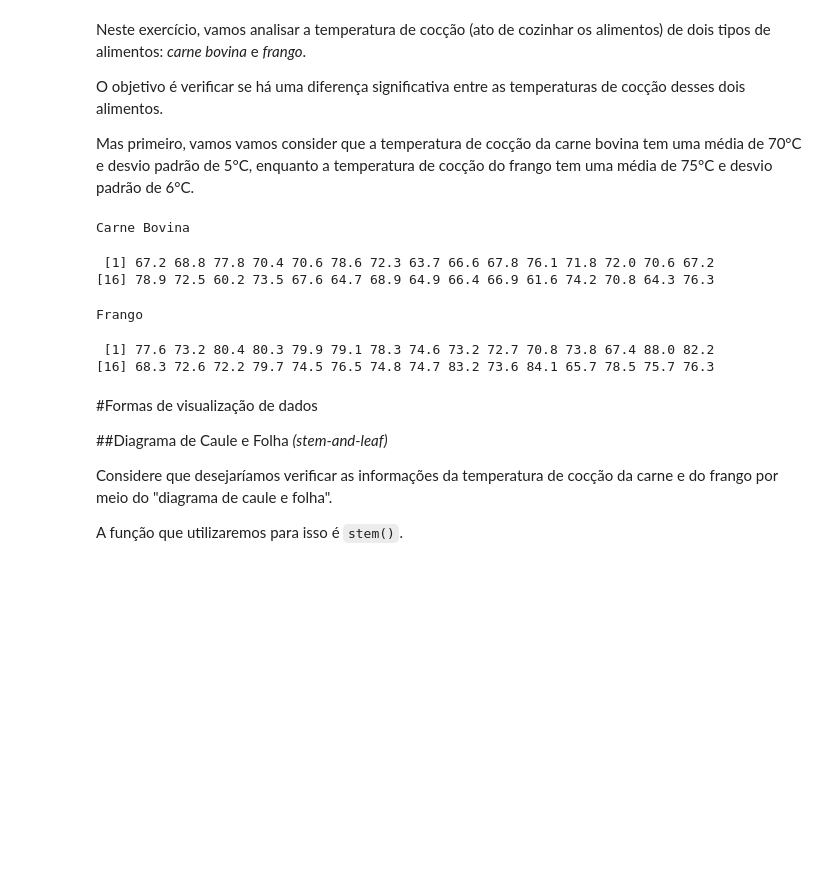
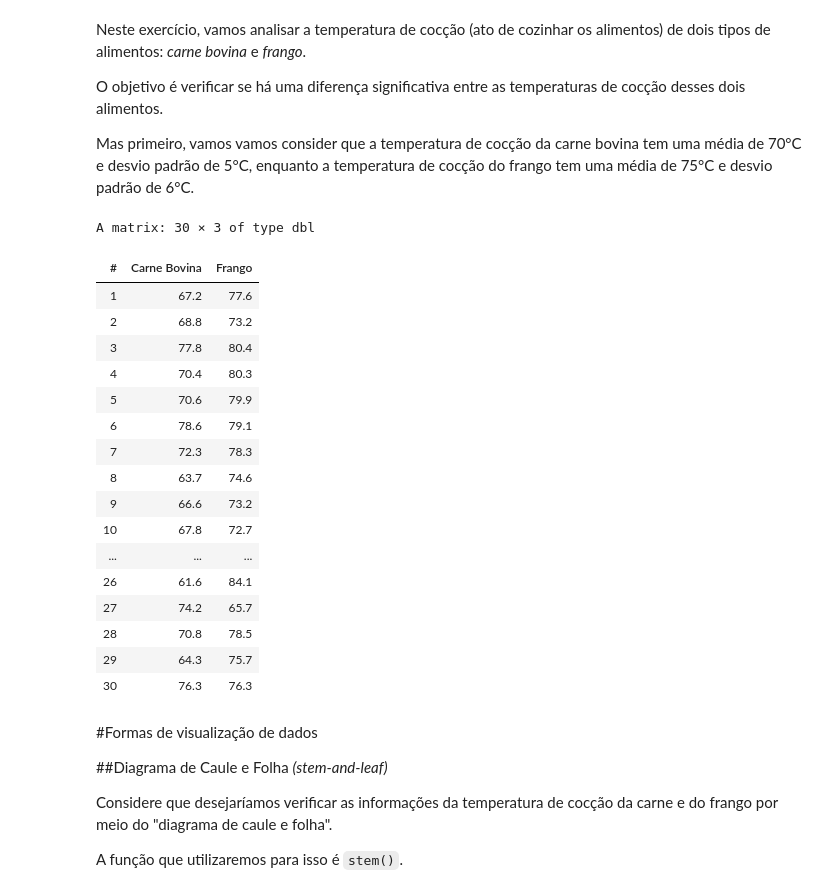
Before and after one commit to a-brhian/Probability_and_Statistics.pt, a Jupyter notebook: 01_Análise_Exploratória_de_Dados_(AED)_(DEVORE,_cap_1).ipynb, the cells around one changed output. Drawn from its saved outputs; the diff is of its cells as text; code cells hidden in the pictures; blank space fills up the shorter version.

```diff
--- a/01_Análise_Exploratória_de_Dados_(AED)_(DEVORE,_cap_1).ipynb
+++ b/01_Análise_Exploratória_de_Dados_(AED)_(DEVORE,_cap_1).ipynb
@@ -30,31 +30,40 @@ Mas primeiro, vamos vamos consider que a temperatura de cocção da carne bovina
 # %%
 #Vamos gerar uma semente de valores aleatório
 set.seed(123)
 
 # Temperaturas para carne bovina (média 70, desvio padrão 5)
 carne_bovina <- round(rnorm(30, mean = 70, sd = 5),1)
 
 # Temperaturas para frango (média 75, desvio padrão 6)
 frango <- round(rnorm(30, mean = 75, sd = 6),1)
 
 # Organizar os dados em um data frame
 dados <- data.frame(
   Temperatura = c(carne_bovina, frango),
   Tipo_Alimento = rep(c("Carne Bovina", "Frango"), each = 30)
 )
 
 #Mostrando os dados gerados
-cat("Carne Bovina")
-carne_bovina
-cat("\nFrango")
-frango
+cbind("#" = seq(1,30,1),"Carne Bovina" = carne_bovina, "Frango" = frango)
 # %% [output]
-Carne Bovina
+A matrix: 30 × 3 of type dbl
- [1] 67.2 68.8 77.8 70.4 70.6 78.6 72.3 63.7 66.6 67.8 76.1 71.8 72.0 70.6 67.2
-[16] 78.9 72.5 60.2 73.5 67.6 64.7 68.9 64.9 66.4 66.9 61.6 74.2 70.8 64.3 76.3
-Frango
- [1] 77.6 73.2 80.4 80.3 79.9 79.1 78.3 74.6 73.2 72.7 70.8 73.8 67.4 88.0 82.2
-[16] 68.3 72.6 72.2 79.7 74.5 76.5 74.8 74.7 83.2 73.6 84.1 65.7 78.5 75.7 76.3
+| # | Carne Bovina | Frango |
+| 1 | 67.2 | 77.6 |
+| 2 | 68.8 | 73.2 |
+| 3 | 77.8 | 80.4 |
+| 4 | 70.4 | 80.3 |
+| 5 | 70.6 | 79.9 |
+| 6 | 78.6 | 79.1 |
+| 7 | 72.3 | 78.3 |
+| 8 | 63.7 | 74.6 |
+| 9 | 66.6 | 73.2 |
+| 10 | 67.8 | 72.7 |
+| ... | ... | ... |
+| 26 | 61.6 | 84.1 |
+| 27 | 74.2 | 65.7 |
+| 28 | 70.8 | 78.5 |
+| 29 | 64.3 | 75.7 |
+| 30 | 76.3 | 76.3 |
 # %% [markdown]
 #Formas de visualização de dados
 
```
Also changed, not shown: parts of 2 cells of this notebook.
